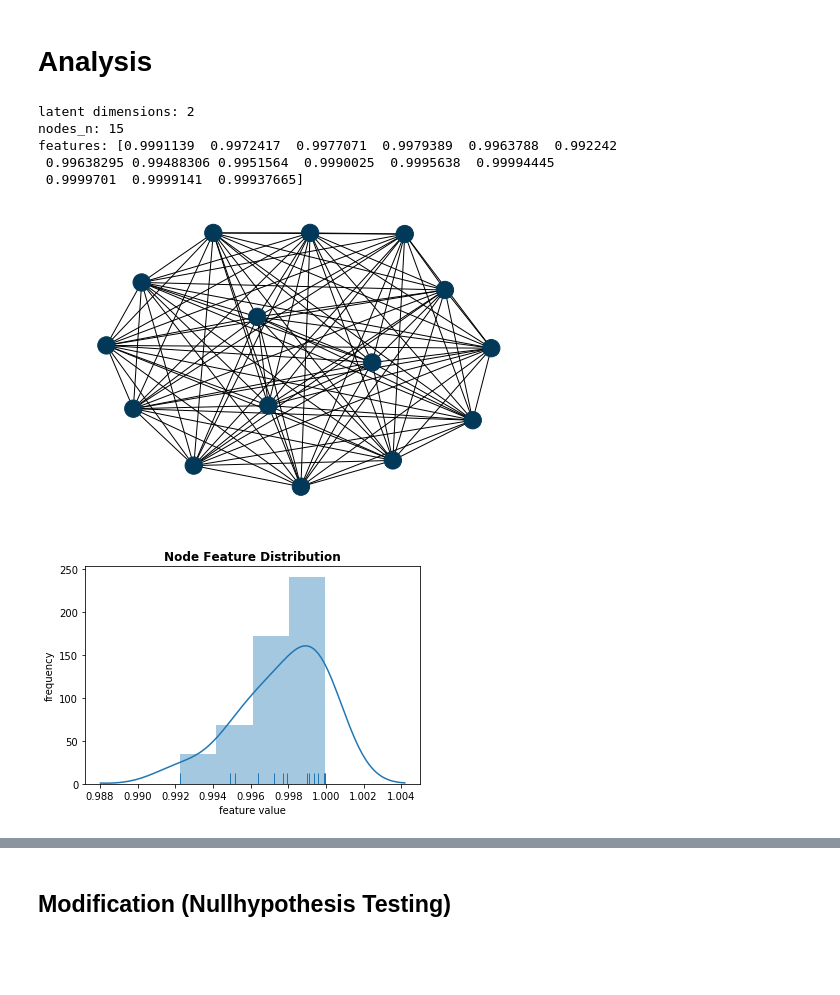
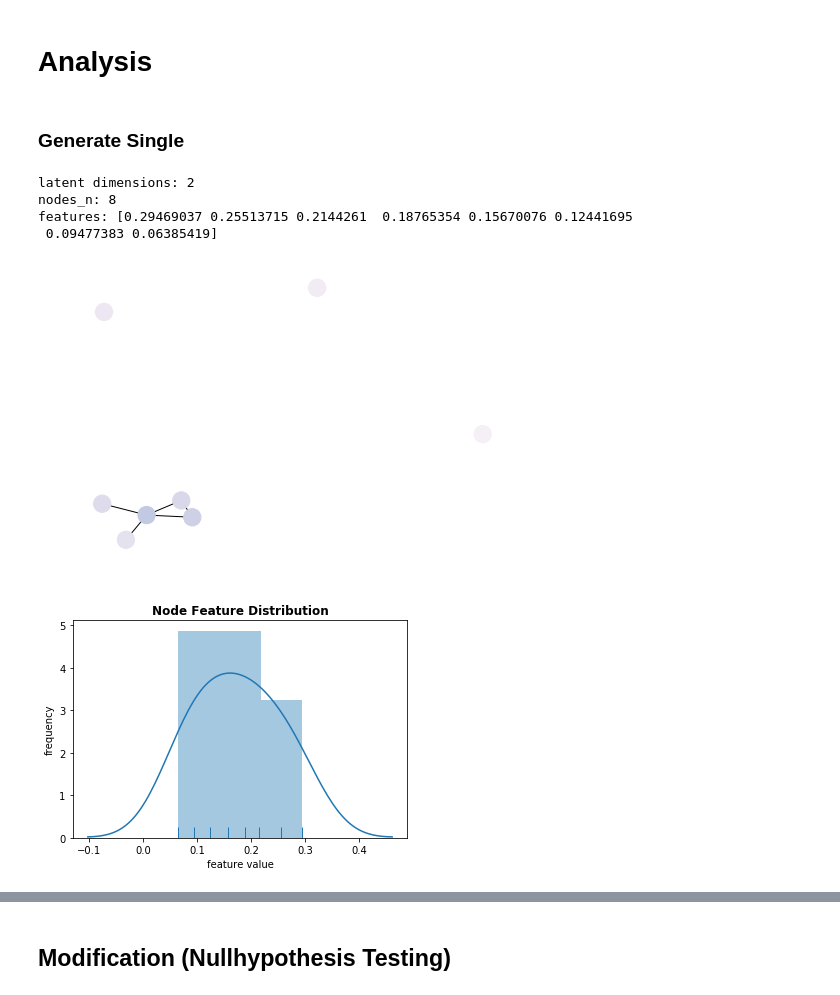
Before and after one commit to niklasstoehr/thesis, a Jupyter notebook: 3/feature_structure_independence.ipynb, the cells around one changed output, grey strips where cells are left out. Saved outputs shown, nothing was run; the diff lists cells and outputs as text; code cells hidden in the pictures; blank space fills up the shorter version.

```diff
--- a/3/feature_structure_independence.ipynb
+++ b/3/feature_structure_independence.ipynb
@@ -461,0 +397,3 @@ Epoch 9/50
+# %%
+vae = VAE(modelArgs, trainArgs, g_train, g_test, g_train_mod, g_test_mod, f_train, f_test)
+models = vae.model
@@ -497,47 +420,12 @@ def pad_matrix(a, n_max, diag_value):
-# %%
-def generate_single_features(analyzeArgs, modelArgs, dataArgs, models):
-
-    encoder, topol_decoder, attr_decoder = models  # trained models
-
-    print("latent dimensions:", modelArgs["latent_dim"])
-
-    z_sample = np.zeros(modelArgs["latent_dim"])
-    z_sample = np.reshape(z_sample, (1, modelArgs["latent_dim"]))
-
-    for i, dim in enumerate(analyzeArgs["z"]):
-        z_sample[0][dim] = analyzeArgs["activations"][i]
-
-    a_decoded = topol_decoder.predict(z_sample)
-    f_decoded = attr_decoder.predict(z_sample)
-
-    ## reconstruct upper triangular adjacency matrix
-    reconstructed_a = reconstruct_adjacency(a_decoded, dataArgs["clip"], dataArgs["diag_offset"])
-    reconstructed_a, nodes_n = unpad_matrix(reconstructed_a, dataArgs["diag_value"], 0.1, dataArgs["fix_n"])
-
-    reconstructed_f = unpad_attr(f_decoded[0], nodes_n, analyzeArgs, dataArgs)
-
-    print("nodes_n:", nodes_n)
-    print("features:", reconstructed_f)
-
-
-    ## reconstruct graph
-    g = nx.from_numpy_matrix(reconstructed_a)
-    fixed_cmap = shiftedColorMap(orig_cmap, start=min(reconstructed_f), midpoint=0.5, stop=max(reconstructed_f), name='fixed')
-    nx.draw(g, node_color=reconstructed_f, font_color='white', cmap = fixed_cmap)
-    plt.show()
-
-    ax = sns.distplot(reconstructed_f, rug = True)
-    ax.set_title('Node Feature Distribution', fontweight = "bold")
-    ax.set(xlabel="feature value", ylabel="frequency")
-    plt.show()
+# %% [markdown]
+### Generate Single
 # %%
-analyzeArgs = {"z": [0,1], "activations": [10,-10], "normalize_feature": False}
-generate_single_features(analyzeArgs, modelArgs, dataArgs, models)
+analyzeArgs = {"z": [0,1], "activations": [0,-1], "normalize_feature": False}
+generate_single_features(analyzeArgs, modelArgs, dataArgs, models, orig_cmap)
 # %% [output]
 latent dimensions: 2
-nodes_n: 15
-features: [0.9991139  0.9972417  0.9977071  0.9979389  0.9963788  0.992242
- 0.99638295 0.99488306 0.9951564  0.9990025  0.9995638  0.99994445
- 0.9999701  0.9999141  0.99937665]
+nodes_n: 8
+features: [0.29469037 0.25513715 0.2144261  0.18765354 0.15670076 0.12441695
+ 0.09477383 0.06385419]
-[figure, old version]
+[figure, new version]
-[figure, old version]
+[figure, new version]
```
Also changed, not shown: parts of 20 cells of this notebook, 4 other files.
